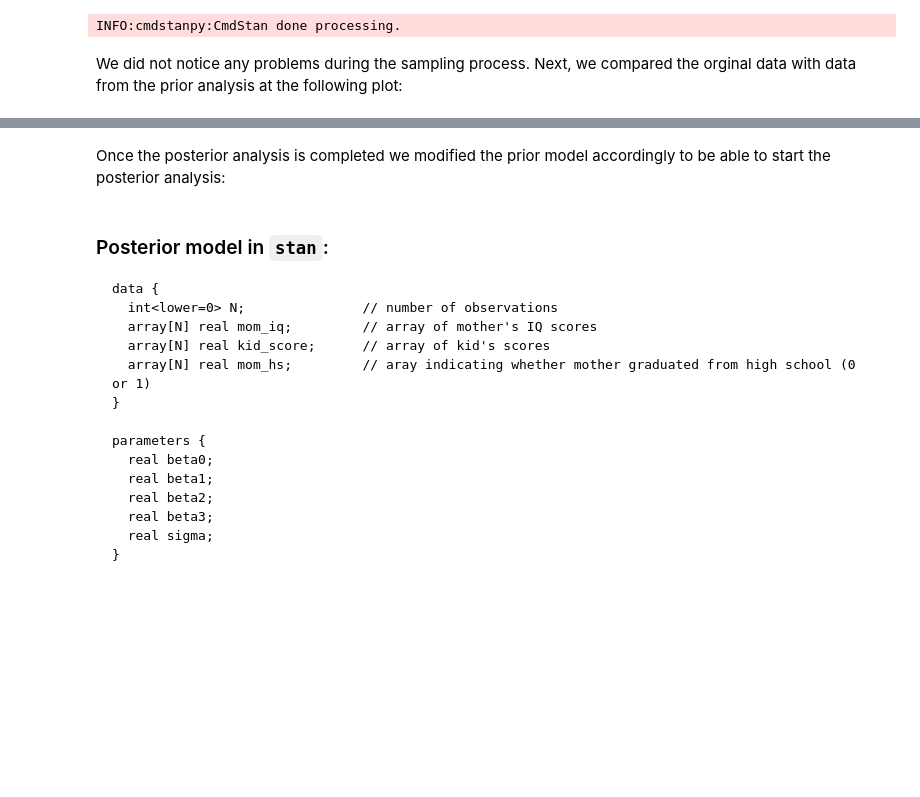
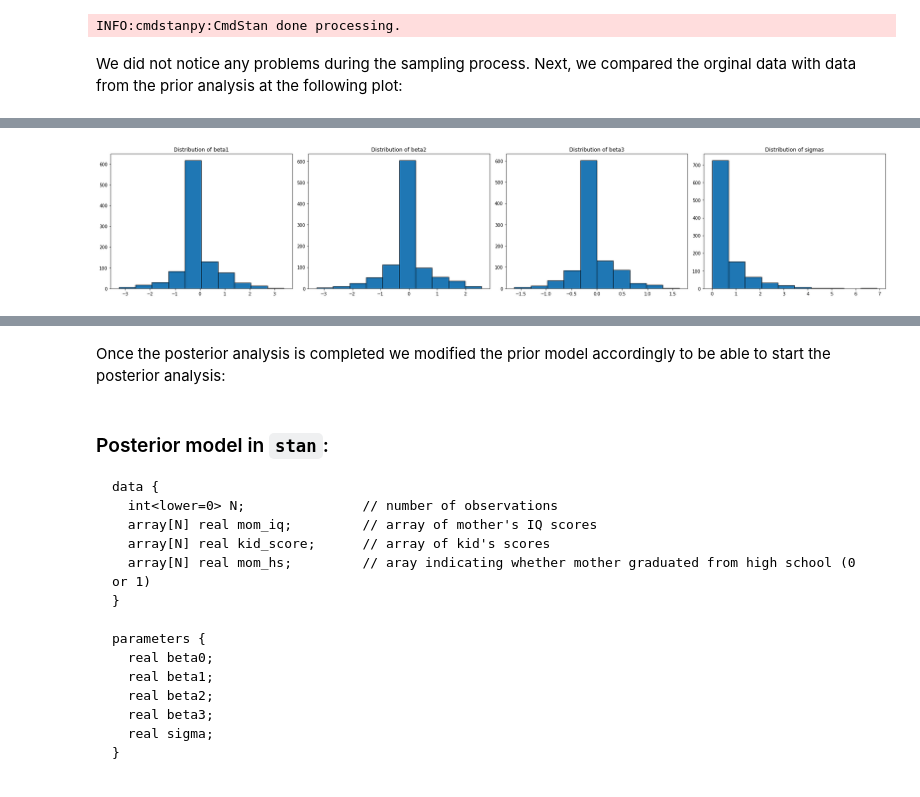
Before and after one commit to Sylwiam12/kidiq, a Jupyter notebook: kid_iq_FULL.ipynb, the cells around one changed output, grey strips where cells are left out. Cells and saved outputs as stored; diff of their text form; code cells hidden in the pictures; blank space fills up the shorter version.

```diff
--- a/kid_iq_FULL.ipynb
+++ b/kid_iq_FULL.ipynb
@@ -531,3 +519,29 @@ plt.show()
+# %%
+betas_0 = model_2_samp.stan_variable('beta0')
+betas_1 = model_2_samp.stan_variable('beta1')
+betas_2 = model_2_samp.stan_variable('beta2')
+betas_3 = model_2_samp.stan_variable('beta3')
+sigmas = model_2_samp.stan_variable('sigma')
+
+fig, axs = plt.subplots(1, 4, figsize=(25, 5))
+
+
+axs[0].hist(betas_1, bins=10,edgecolor='black')
+axs[0].set_title("Distribution of beta1")
+
+axs[1].hist(betas_2, bins=10, edgecolor='black')
+axs[1].set_title("Distribution of beta2")
+
+axs[2].hist(betas_3, bins=10, edgecolor='black')
+axs[2].set_title("Distribution of beta3")
+
+axs[3].hist(sigmas, bins=10,edgecolor='black')
+axs[3].set_title("Distribution of sigmas")
+
+plt.tight_layout()
+plt.show()
+# %% [output]
+[figure, added]
 # %%
 fig, axs = plt.subplots(1,2 , figsize=(14, 6))
 
```
Also changed, not shown: parts of 23 cells of this notebook.
